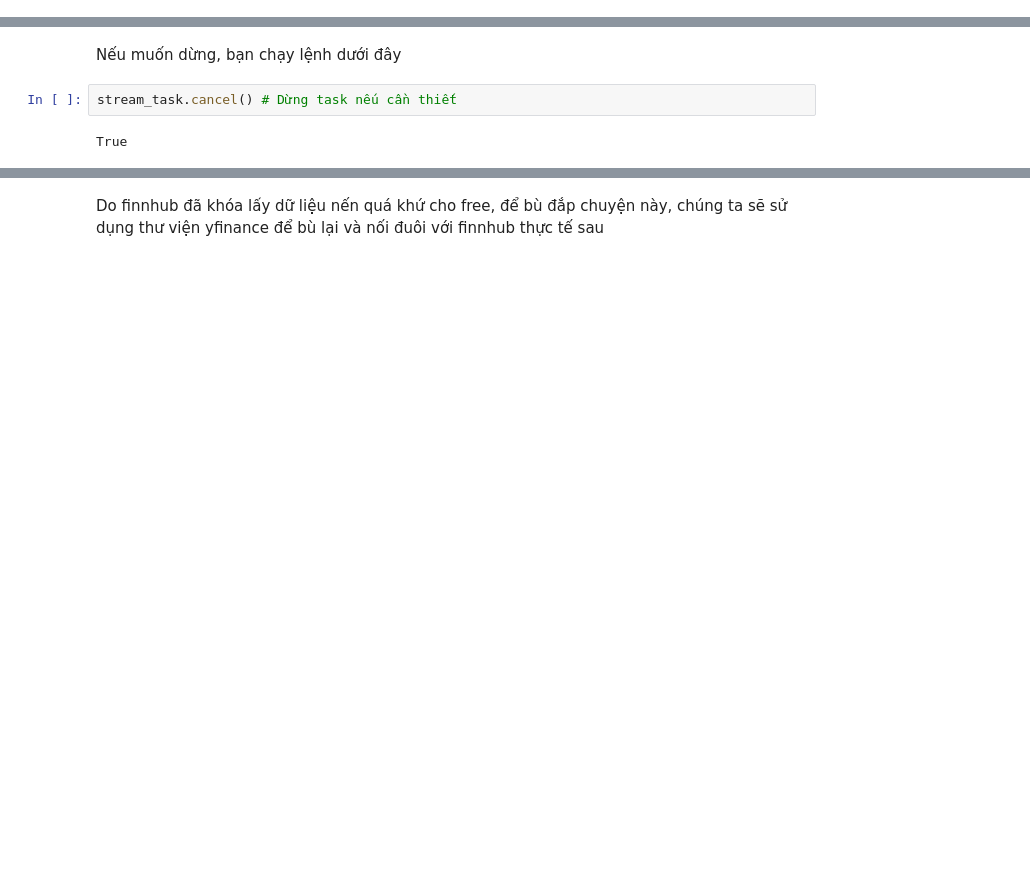
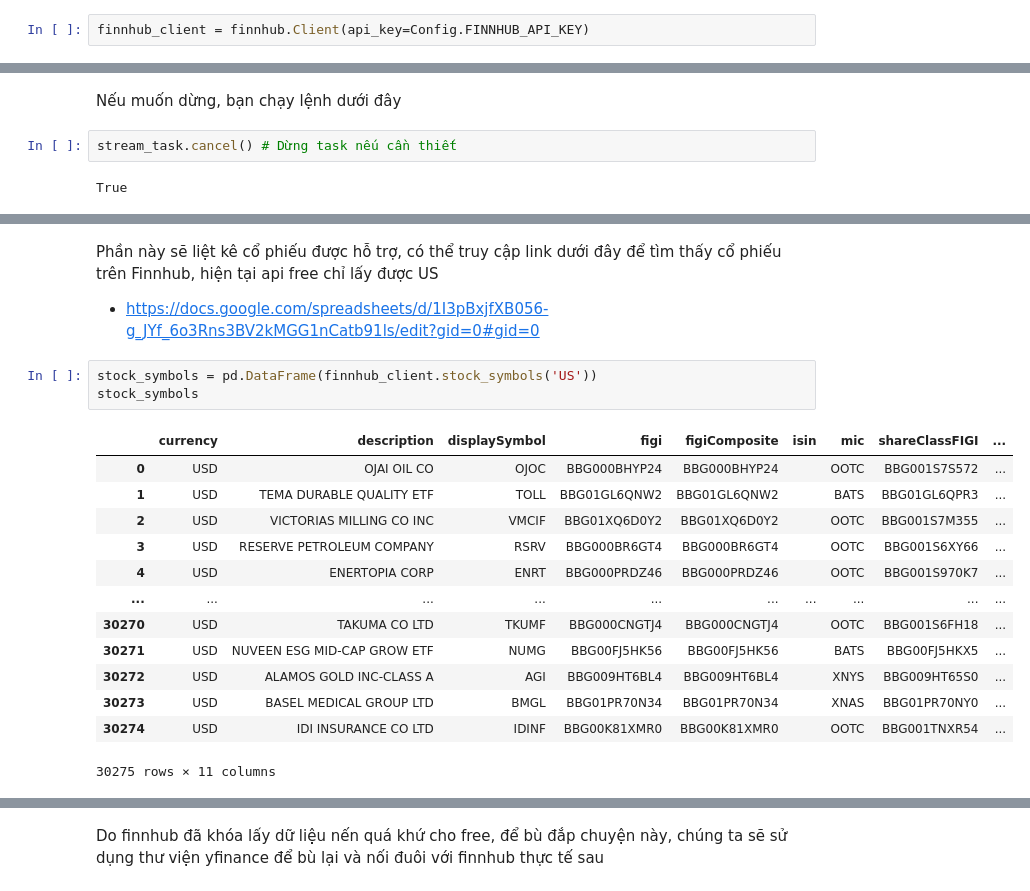
Before and after one commit to Dai-Nguyen1506/stock-tracker, a Jupyter notebook: notebooks/finhub.ipynb, the cells around one changed output, grey strips where cells are left out. Drawn from its saved outputs; the diff is of its cells as text; blank space fills up the shorter version.

Commit message:
update: khám phá thêm một vài dữ liệu khác của finnhub

```diff
--- a/notebooks/finhub.ipynb
+++ b/notebooks/finhub.ipynb
@@ -33,3 +35,5 @@ FINNHUB_API_KEY:  d7f7...
+# %%
+finnhub_client = finnhub.Client(api_key=Config.FINNHUB_API_KEY)
 # %% [markdown]
 ## 2. Giao dịch - Cập nhật giá cuối cùng
 # %% [markdown]
@@ -194,0 +155,20 @@ Hiện tại dữ liệu được lấy liên tục từ finnhub không được
+# %% [markdown]
+Phần này sẽ liệt kê cổ phiếu được hỗ trợ, có thể truy cập link dưới đây để tìm thấy cổ phiếu trên Finnhub, hiện tại api free chỉ lấy được US
+- https://docs.google.com/spreadsheets/d/1I3pBxjfXB056-g_JYf_6o3Rns3BV2kMGG1nCatb91ls/edit?gid=0#gid=0
+# %%
+stock_symbols = pd.DataFrame(finnhub_client.stock_symbols('US'))
+stock_symbols
+# %% [output]
+|  | currency | description | displaySymbol | figi | figiComposite | isin | mic | shareClassFIGI | ... |
+| 0 | USD | OJAI OIL CO | OJOC | BBG000BHYP24 | BBG000BHYP24 |  | OOTC | BBG001S7S572 | ... |
+| 1 | USD | TEMA DURABLE QUALITY ETF | TOLL | BBG01GL6QNW2 | BBG01GL6QNW2 |  | BATS | BBG01GL6QPR3 | ... |
+| 2 | USD | VICTORIAS MILLING CO INC | VMCIF | BBG01XQ6D0Y2 | BBG01XQ6D0Y2 |  | OOTC | BBG001S7M355 | ... |
+| 3 | USD | RESERVE PETROLEUM COMPANY | RSRV | BBG000BR6GT4 | BBG000BR6GT4 |  | OOTC | BBG001S6XY66 | ... |
+| 4 | USD | ENERTOPIA CORP | ENRT | BBG000PRDZ46 | BBG000PRDZ46 |  | OOTC | BBG001S970K7 | ... |
+| ... | ... | ... | ... | ... | ... | ... | ... | ... | ... |
+| 30270 | USD | TAKUMA CO LTD | TKUMF | BBG000CNGTJ4 | BBG000CNGTJ4 |  | OOTC | BBG001S6FH18 | ... |
+| 30271 | USD | NUVEEN ESG MID-CAP GROW ETF | NUMG | BBG00FJ5HK56 | BBG00FJ5HK56 |  | BATS | BBG00FJ5HKX5 | ... |
+| 30272 | USD | ALAMOS GOLD INC-CLASS A | AGI | BBG009HT6BL4 | BBG009HT6BL4 |  | XNYS | BBG009HT65S0 | ... |
+| 30273 | USD | BASEL MEDICAL GROUP LTD | BMGL | BBG01PR70N34 | BBG01PR70N34 |  | XNAS | BBG01PR70NY0 | ... |
+| 30274 | USD | IDI INSURANCE CO LTD | IDINF | BBG00K81XMR0 | BBG00K81XMR0 |  | OOTC | BBG001TNXR54 | ... |
+30275 rows × 11 columns
```
Also changed, not shown: parts of 17 cells of this notebook, 1 other file.
